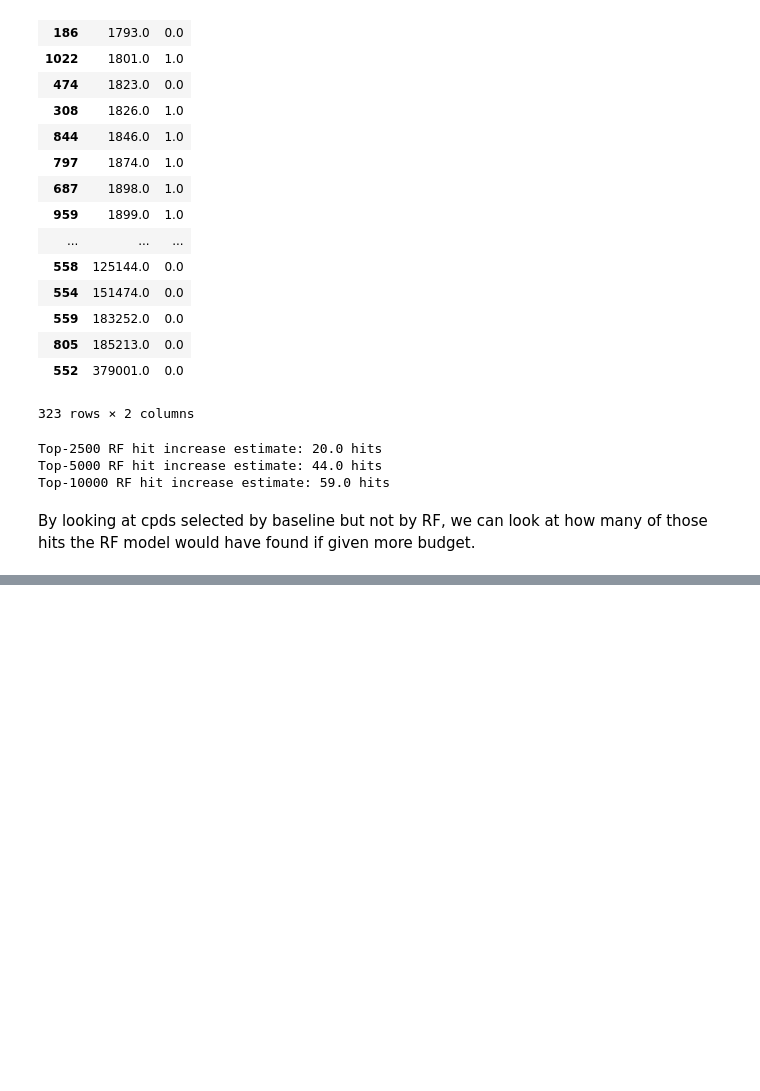
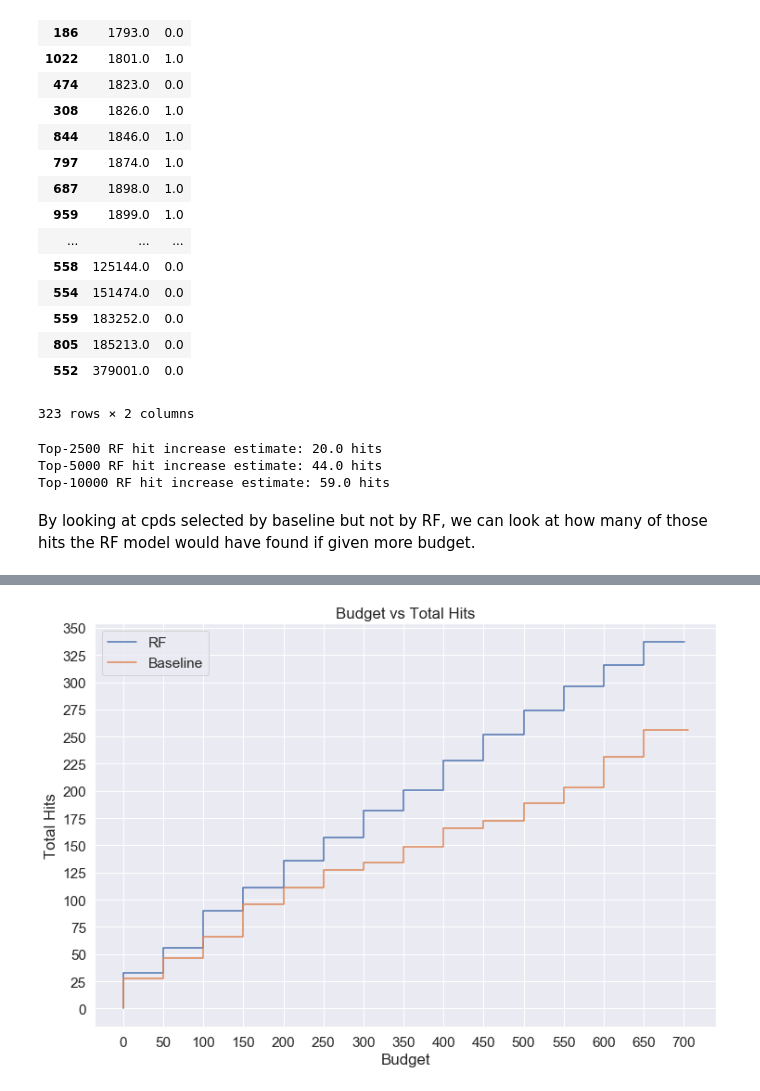
Before and after one commit to gitter-lab/pria-ams-enamine, a Jupyter notebook: analysis_notebooks/Process AMS Results.ipynb, the cells around one changed output, grey strips where cells are left out. Saved outputs shown, nothing was run; the diff lists cells and outputs as text; code cells hidden in the pictures; blank space fills up the shorter version.

```diff
--- a/analysis_notebooks/Process AMS Results.ipynb
+++ b/analysis_notebooks/Process AMS Results.ipynb
@@ -94,0 +98,33 @@ By looking at cpds selected by baseline but not by RF, we can look at how many o
+# %%
+import matplotlib.pyplot as plt
+import seaborn as sns
+sns.set_context("paper")
+sns.set(font_scale=1.4)
+
+RF_all_ranked = res_df[res_df['Selection'].isin(['Prediction', 'Both'])].sort_values('rf_rank')
+budget_arr = np.arange(0, RF_all_ranked.shape[0], 50)
+budget_arr[-1] = RF_all_ranked.shape[0]
+total_hits_arr = np.zeros_like(budget_arr)
+for i, b in enumerate(budget_arr):
+    total_hits_arr[i] = RF_all_ranked.iloc[:b,:]['Hit'].sum()
+
+plt.figure(figsize=(12,8))
+sns.lineplot(x=budget_arr, y=total_hits_arr, drawstyle='steps-pre')
+
+BL_all_ranked = res_df[res_df['Selection'].isin(['Baseline', 'Both'])].sort_values('baseline_rank')
+budget_arr = np.arange(0, BL_all_ranked.shape[0], 50)
+budget_arr[-1] = BL_all_ranked.shape[0]
+total_hits_arr = np.zeros_like(budget_arr)
+for i, b in enumerate(budget_arr):
+    total_hits_arr[i] = BL_all_ranked.iloc[:b,:]['Hit'].sum()
+
+sns.lineplot(x=budget_arr, y=total_hits_arr, drawstyle='steps-pre')
+plt.xticks(np.arange(0, 750, 50))
+plt.yticks(np.arange(0, 351, 25))
+plt.xlabel('Budget')
+plt.ylabel('Total Hits')
+plt.legend(['RF', 'Baseline'])
+plt.title('Budget vs Total Hits')
+plt.show()
+# %% [output]
+[figure, added]
```
Also changed, not shown: parts of 5 cells of this notebook.
